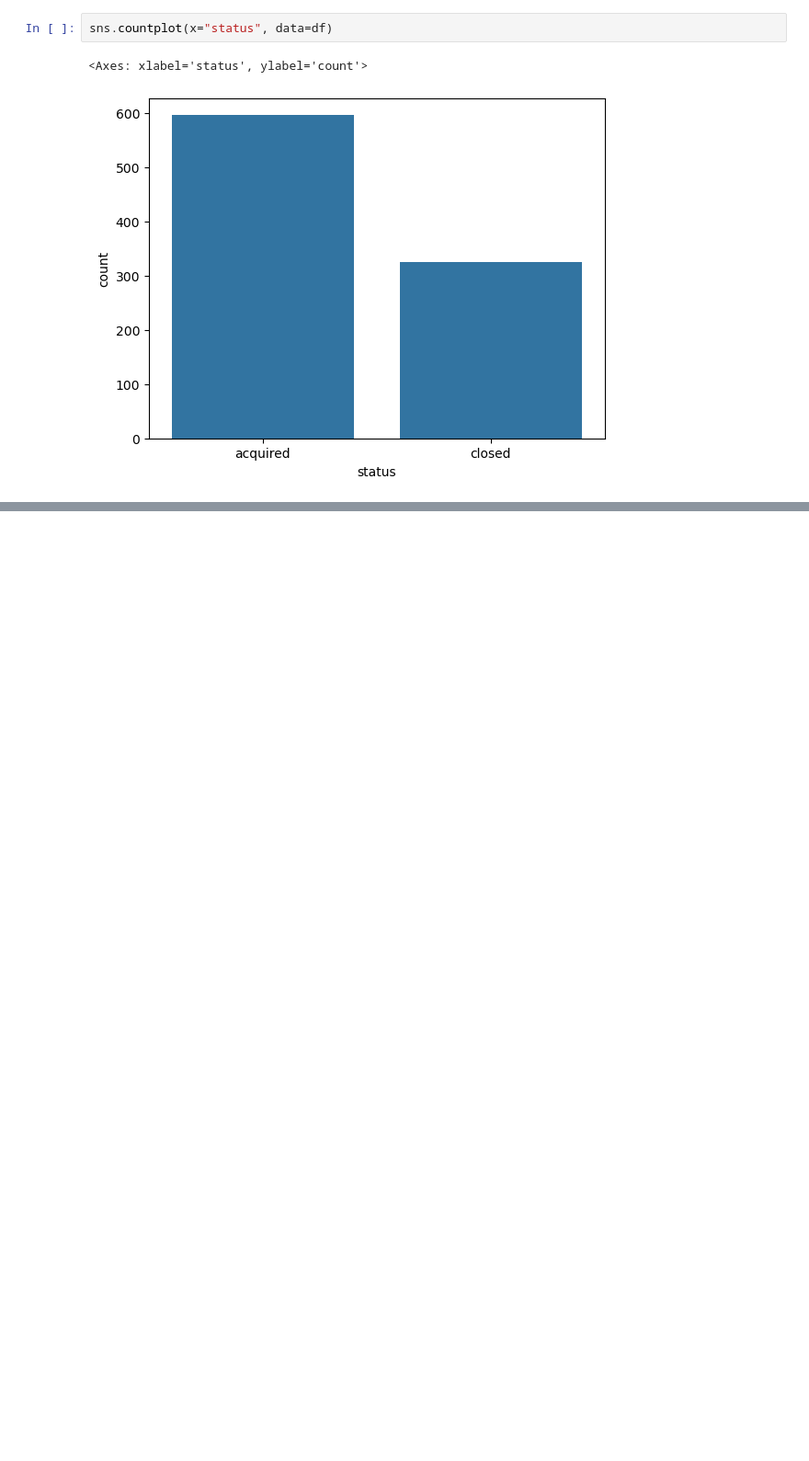
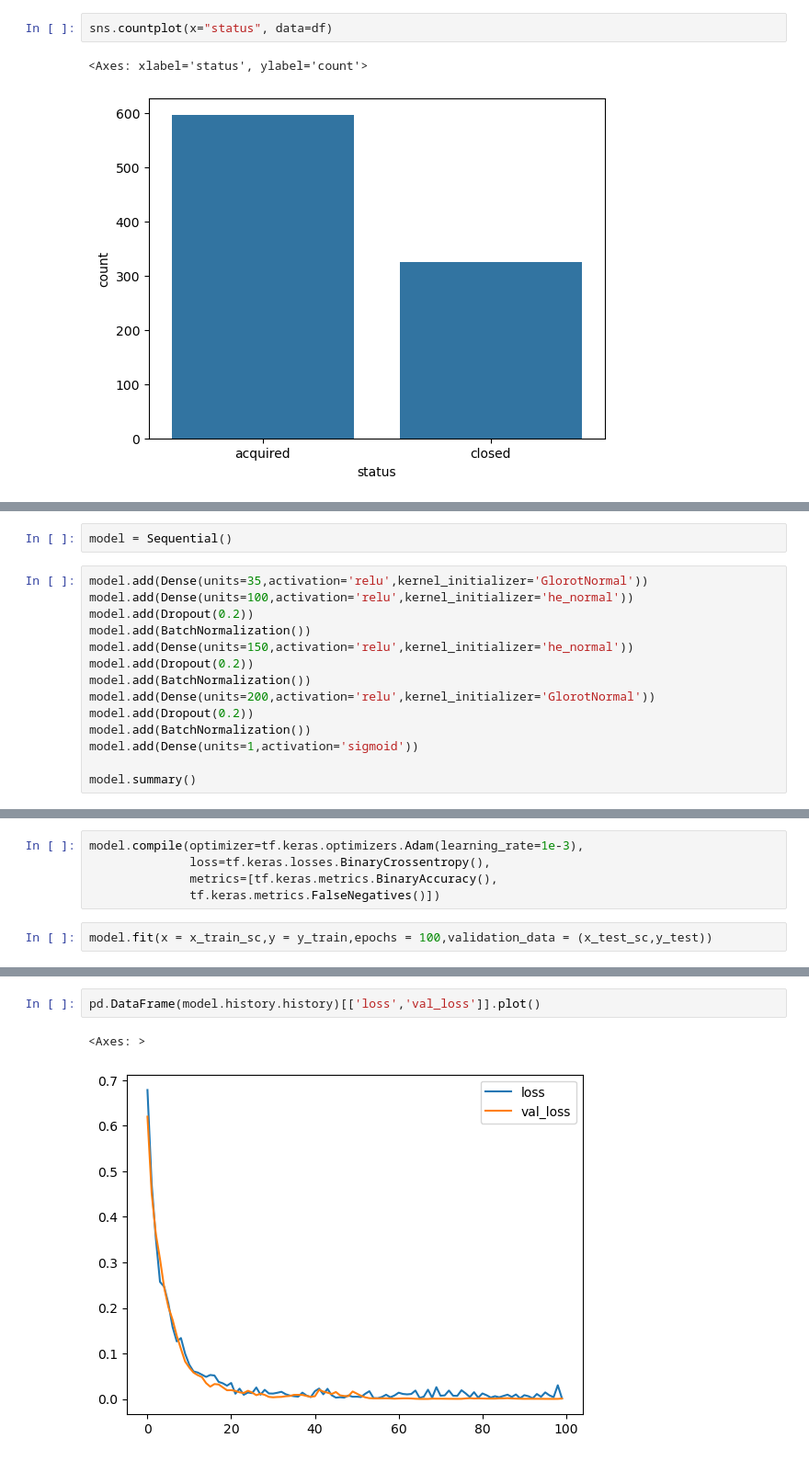
Before and after one commit to VidishMehta001/startup_success_prediction, a Jupyter notebook: vc_eval.ipynb, the cells around one changed output, grey strips where cells are left out. Shown at 92% size. Saved outputs shown, nothing was run; the diff lists cells and outputs as text; blank space fills up the shorter version.

```diff
--- a/vc_eval.ipynb
+++ b/vc_eval.ipynb
@@ -60,0 +92,16 @@ import tensorflow as tf
+# %%
+model = Sequential()
+# %%
+model.add(Dense(units=35,activation='relu',kernel_initializer='GlorotNormal'))
+model.add(Dense(units=100,activation='relu',kernel_initializer='he_normal'))
+model.add(Dropout(0.2))
+model.add(BatchNormalization())
+model.add(Dense(units=150,activation='relu',kernel_initializer='he_normal'))
+model.add(Dropout(0.2))
+model.add(BatchNormalization())
+model.add(Dense(units=200,activation='relu',kernel_initializer='GlorotNormal'))
+model.add(Dropout(0.2))
+model.add(BatchNormalization())
+model.add(Dense(units=1,activation='sigmoid'))
+
+model.summary()
@@ -60,0 +130,7 @@ import tensorflow as tf
+# %%
+model.compile(optimizer=tf.keras.optimizers.Adam(learning_rate=1e-3),
+              loss=tf.keras.losses.BinaryCrossentropy(),
+              metrics=[tf.keras.metrics.BinaryAccuracy(),
+              tf.keras.metrics.FalseNegatives()])
+# %%
+model.fit(x = x_train_sc,y = y_train,epochs = 100,validation_data = (x_test_sc,y_test))
@@ -60,0 +156,5 @@ import tensorflow as tf
+# %%
+pd.DataFrame(model.history.history)[['loss','val_loss']].plot()
+# %% [output]
+<Axes: >
+[figure, added]
```
Also changed, not shown: parts of 15 cells of this notebook.
